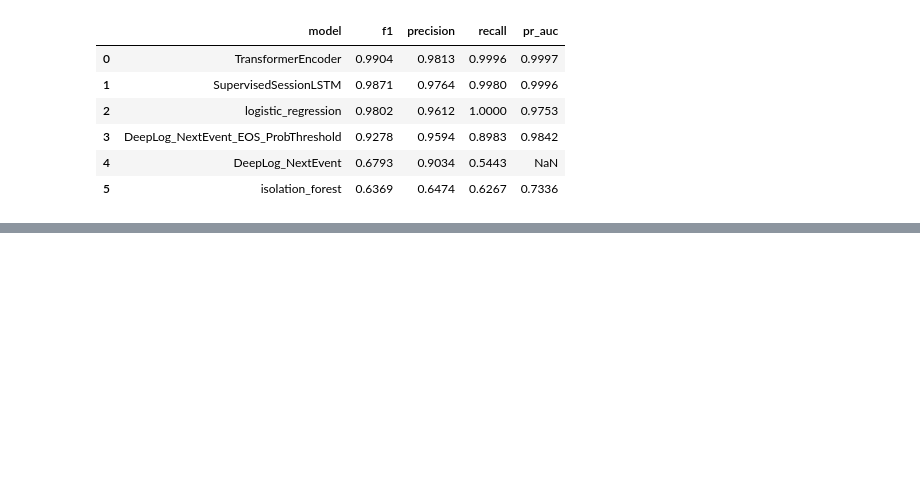
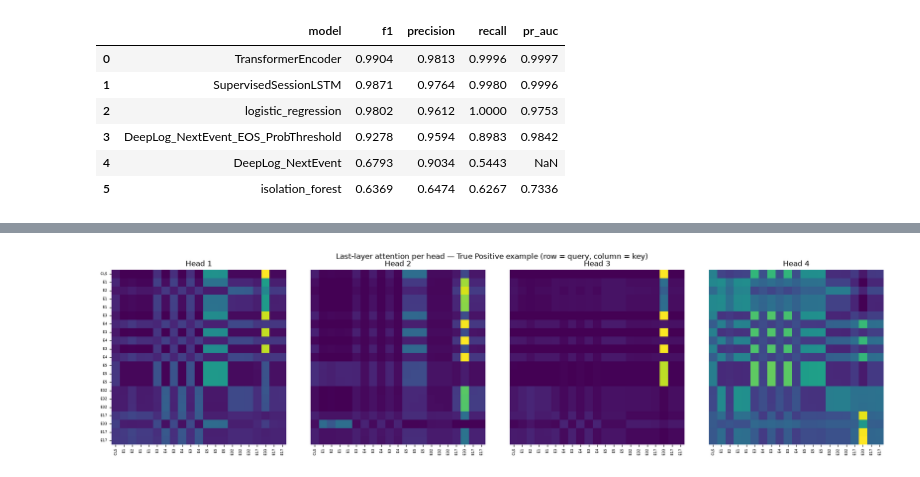
Before and after one commit to STARoM00N/LAD_CS461_427A, a Jupyter notebook: notebooks/05_transformer.ipynb, the cells around one changed output, grey strips where cells are left out. Saved outputs shown, nothing was run; the diff lists cells and outputs as text; code cells hidden in the pictures; blank space fills up the shorter version.

```diff
--- a/notebooks/05_transformer.ipynb
+++ b/notebooks/05_transformer.ipynb
@@ -643,0 +873,22 @@ comparison
+# %%
+@torch.no_grad()
+def head_attention(sequence: str) -> Tuple[List[str], np.ndarray]:
+    """Return token labels and last-layer attention for every head: (heads, L+1, L+1)."""
+    model.eval()
+    inputs = torch.tensor([encode_session(sequence, event_to_id)], device=DEVICE)
+    _, attention_maps = model(inputs, torch.zeros_like(inputs, dtype=torch.bool), return_attention=True)
+    return ["CLS"] + str(sequence).split()[:MAX_LEN], attention_maps[-1][0].cpu().numpy()
+
+tokens, heads = head_attention(cases["True Positive (caught)"].Sequence)
+fig, axes = plt.subplots(1, NUM_HEADS, figsize=(4.6 * NUM_HEADS, 4.6))
+for head_index, ax in enumerate(axes):
+    sns.heatmap(heads[head_index], ax=ax, cmap="viridis", cbar=False, square=True,
+                xticklabels=tokens, yticklabels=tokens if head_index == 0 else False)
+    ax.set_title(f"Head {head_index + 1}")
+    ax.tick_params(labelsize=6)
+plt.suptitle("Last-layer attention per head — True Positive example (row = query, column = key)")
+plt.tight_layout()
+plt.savefig(FIGURE_DIR / "13_transformer_attention_heads.png", dpi=150, bbox_inches="tight")
+plt.show()
+# %% [output]
+[figure, added]
```
Also changed, not shown: parts of 11 cells of this notebook, 5 other files.
